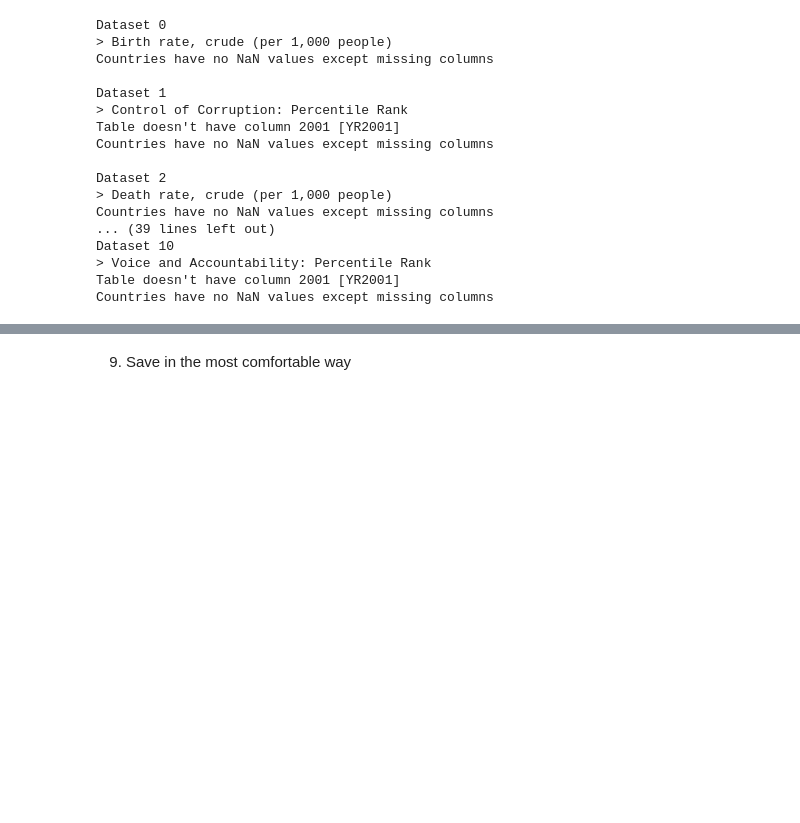
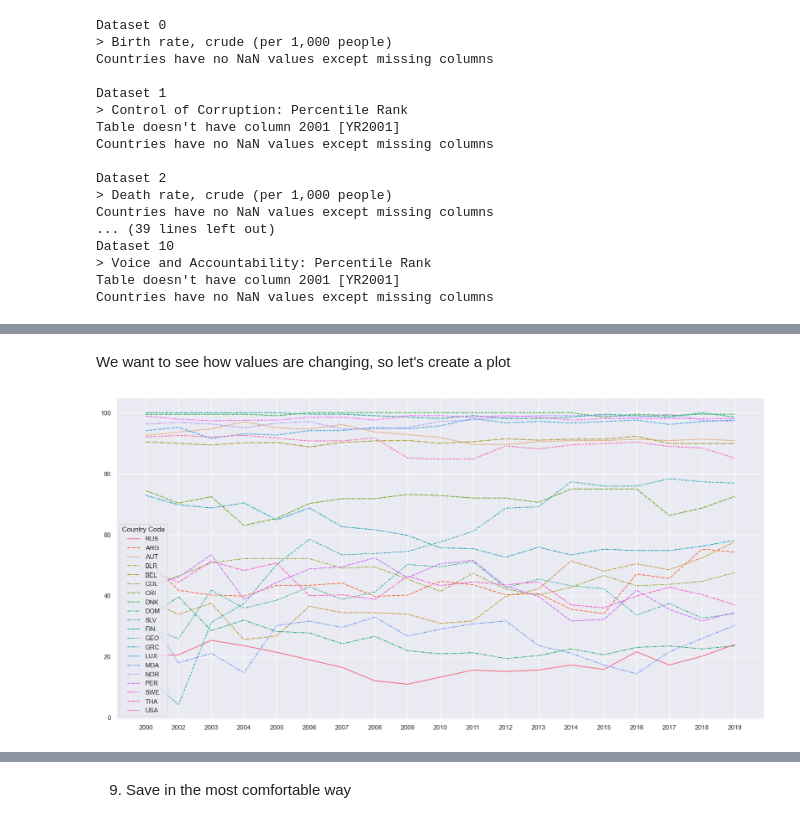
Before and after one commit to BaakhOfficial/Suicide-Rate-Analysis, a Jupyter notebook: Python/WHO_data_prep.ipynb, the cells around one changed output, grey strips where cells are left out. Cells and saved outputs as stored; diff of their text form; code cells hidden in the pictures; blank space fills up the shorter version.

Commit message:
Data Cleanup

```diff
--- a/Python/WHO_data_prep.ipynb
+++ b/Python/WHO_data_prep.ipynb
@@ -257,22 +257,15 @@ df.loc[df['Series Name'][0] == df['Series Name']].drop(info_cols[0:3], axis=1)
 214 rows × 24 columns
 # %%
 # Since it will be a lot of datasets, here as functions i will create a main repeatetive task
-def who_dataset_check(dfloc, yearlist=[], countries=[], infcol=[]):
-    df = pd.read_csv(dfloc, na_values="..")
-    df = df.loc[df['Country Code'].isin(countries)]
-    print('>', df['Series Name'].reset_index(drop=True)[0])
-
-    # We will assume based on the data collection process that if table has more than 1 series, then gaps in them are positioned in the same places
-    # It is based on the fact that each table is from the same research process. Different series is only separation by gender or class
-    df_years = df.loc[df['Series Name'].reset_index(drop=True)[0] == df['Series Name']].drop(info_cols[0:3], axis=1)
+def get_yearlist(dataframe, years=[]):
 
     # For check if all years are in our dataset
     years_col_list_check = {}
-    for year in yearlist:
+    for year in years:
         years_col_list_check[year] = False
 
-    for col in df_years.columns.drop('Country Code'):
-        if col in yearlist:
+    for col in dataframe.columns.drop('Country Code'):
+        if col in years:
             years_col_list_check[col] = True
 
     # That list is needed for the column selection. If we're don't have any, we will get an error
@@ -283,6 +276,19 @@ def who_dataset_check(dfloc, yearlist=[], countries=[], infcol=[]):
             temp_year_list.append(year)
         else:
             print("Table doesn't have column {0}".format(year))
+    return temp_year_list
+
+
+def who_dataset_check(dfloc, yearlist=[], countries=[], infcol=[]):
+    df = pd.read_csv(dfloc, na_values="..")
+    df = df.loc[df['Country Code'].isin(countries)]
+    print('>', df['Series Name'].reset_index(drop=True)[0])
+
+    # We will assume based on the data collection process that if table has more than 1 series, then gaps in them are positioned in the same places
+    # It is based on the fact that each table is from the same research process. Different series is only separation by gender or class
+    df_years = df.loc[df['Series Name'].reset_index(drop=True)[0] == df['Series Name']].drop(info_cols[0:3], axis=1)
+
+    temp_year_list = get_yearlist(df_years, years=yearlist)
 
     #This is check if our dataset even has a null values
     na_all_check = False
@@ -328,0 +338,5 @@ Countries have no NaN values except missing columns
+# %%
+df = pd.read_csv(datalist[1], na_values='..')
+df = df.loc[(df['Series Name'].reset_index(drop=True)[0] == df['Series Name']) & (df['Country Code'].isin(countries_filtered))].drop(info_cols[0:3], axis=1)
+df = df[['Country Code'] + get_yearlist(df, years=years_col_list_full)].set_index('Country Code')
+df
@@ -328,0 +363,12 @@ Countries have no NaN values except missing columns
+# %% [markdown]
+We want to see how values are changing, so let's create a plot
+# %%
+import matplotlib.pyplot as plt
+import seaborn as sns
+sns.set_theme()
+# %%
+plt.figure(figsize=(20, 10))
+sns.lineplot(data=df.transpose()).set_xticklabels([year[0:4] for year in df.columns.to_list()])
+plt.show()
+# %% [output]
+[figure, added]
```
Also changed, not shown: parts of 15 cells of this notebook, 1 other file.
